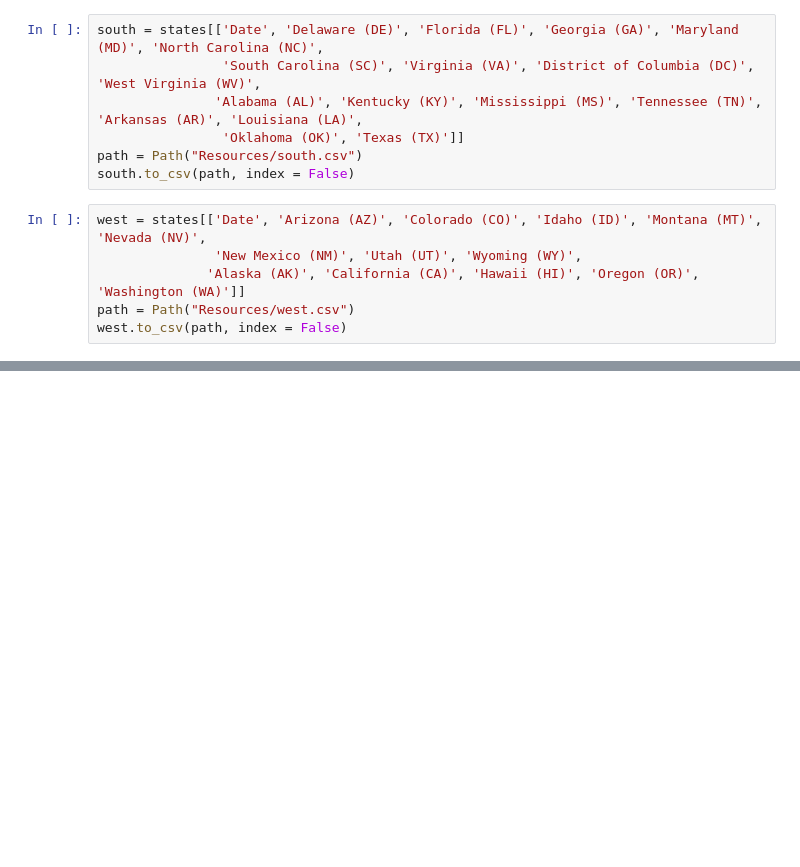
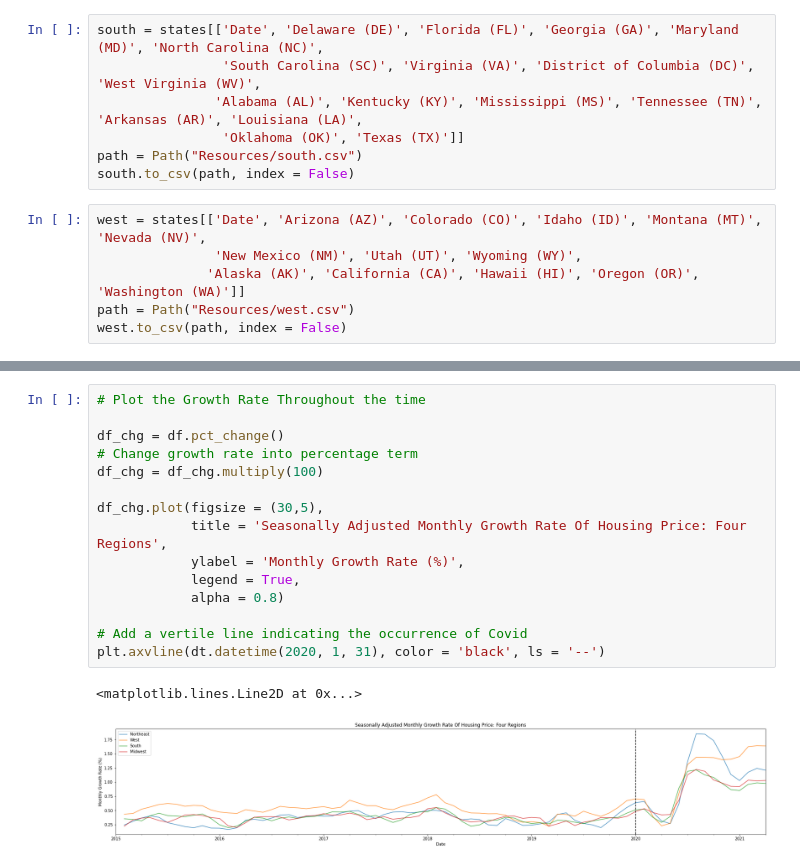
Before and after one commit to ysjamesjang/FinTech_Project1, a Jupyter notebook: Clark_Notebook.ipynb, the cells around one changed output, grey strips where cells are left out. Cells and saved outputs as stored; diff of their text form; blank space fills up the shorter version.

```diff
--- a/Clark_Notebook.ipynb
+++ b/Clark_Notebook.ipynb
@@ -107,0 +99,18 @@ plt.axvline(dt.datetime(2020, 1, 31), color = 'black', ls = '--')
+# %%
+# Plot the Growth Rate Throughout the time
+
+df_chg = df.pct_change()
+# Change growth rate into percentage term
+df_chg = df_chg.multiply(100)
+
+df_chg.plot(figsize = (30,5),
+            title = 'Seasonally Adjusted Monthly Growth Rate Of Housing Price: Four Regions',
+            ylabel = 'Monthly Growth Rate (%)',
+            legend = True,
+            alpha = 0.8)
+
+# Add a vertile line indicating the occurrence of Covid
+plt.axvline(dt.datetime(2020, 1, 31), color = 'black', ls = '--')
+# %% [output]
+<matplotlib.lines.Line2D at 0x...>
+[figure, added]
```
Also changed, not shown: parts of 12 cells of this notebook, 4 other files.
